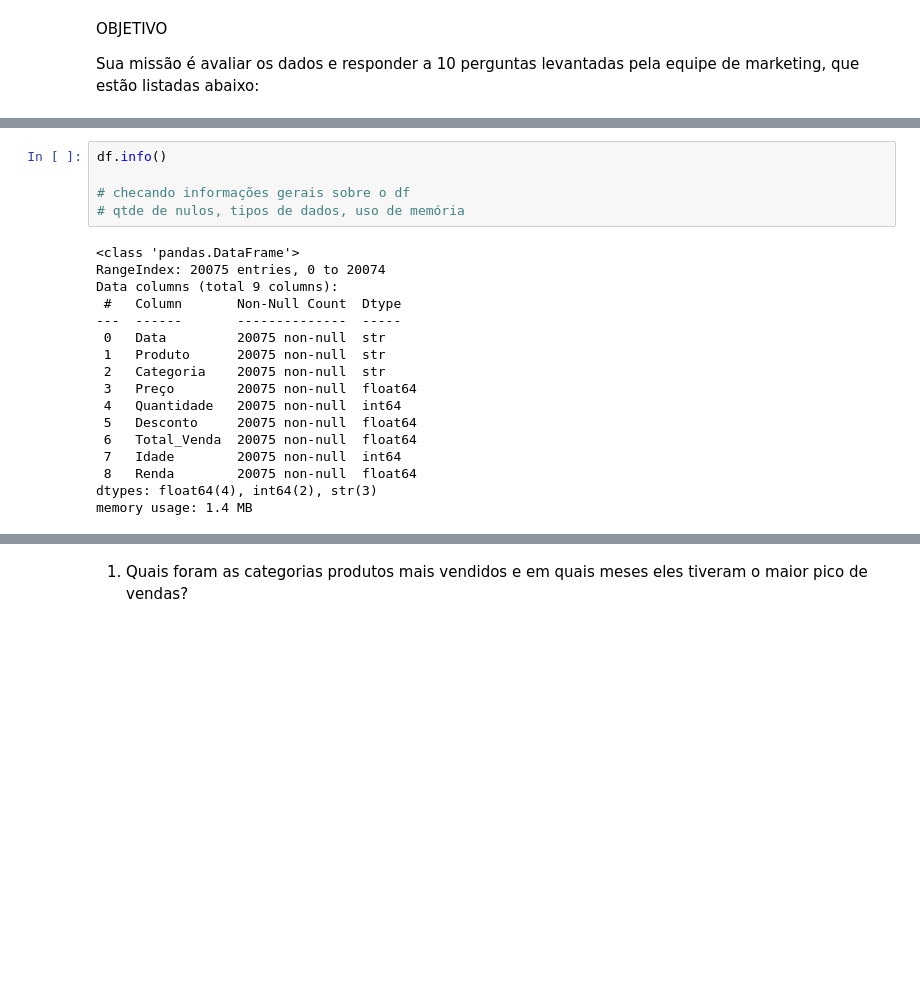
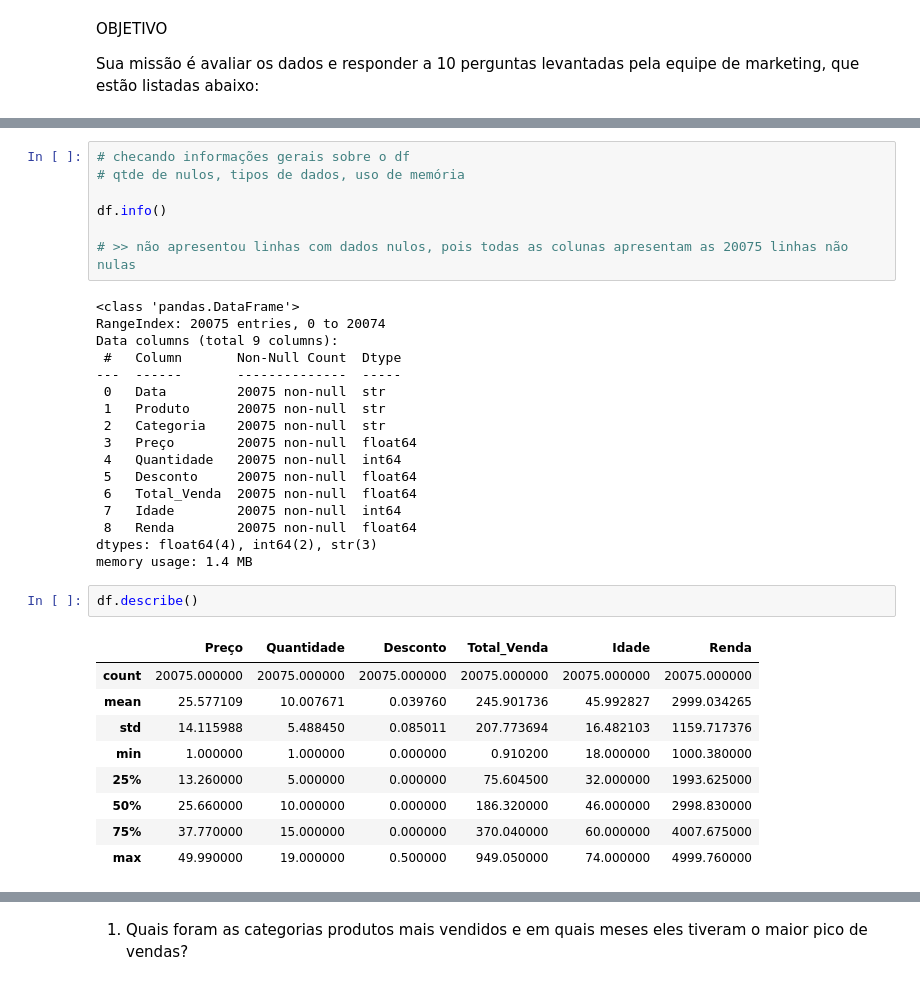
Before and after one commit to Danibisinoto/Repositorio_PROJETO_FINAL_Analise_Exploratoria_de_Dados, a Jupyter notebook: PROJETO.IPYNB, the cells around one changed output, grey strips where cells are left out. Cells and saved outputs as stored; diff of their text form; blank space fills up the shorter version.

```diff
--- a/PROJETO.IPYNB
+++ b/PROJETO.IPYNB
@@ -155,8 +67,10 @@ df.shape
 # %%
+# checando informações gerais sobre o df
+# qtde de nulos, tipos de dados, uso de memória
+
 df.info()
 
-# checando informações gerais sobre o df
-# qtde de nulos, tipos de dados, uso de memória
+# >> não apresentou linhas com dados nulos, pois todas as colunas apresentam as 20075 linhas não nulas
 # %% [output]
 <class 'pandas.DataFrame'>
 RangeIndex: 20075 entries, 0 to 20074
@@ -174,3 +88,15 @@ Data columns (total 9 columns):
  8   Renda        20075 non-null  float64
 dtypes: float64(4), int64(2), str(3)
 memory usage: 1.4 MB
+# %%
+df.describe()
+# %% [output]
+|  | Preço | Quantidade | Desconto | Total_Venda | Idade | Renda |
+| count | 20075.000000 | 20075.000000 | 20075.000000 | 20075.000000 | 20075.000000 | 20075.000000 |
+| mean | 25.577109 | 10.007671 | 0.039760 | 245.901736 | 45.992827 | 2999.034265 |
+| std | 14.115988 | 5.488450 | 0.085011 | 207.773694 | 16.482103 | 1159.717376 |
+| min | 1.000000 | 1.000000 | 0.000000 | 0.910200 | 18.000000 | 1000.380000 |
+| 25% | 13.260000 | 5.000000 | 0.000000 | 75.604500 | 32.000000 | 1993.625000 |
+| 50% | 25.660000 | 10.000000 | 0.000000 | 186.320000 | 46.000000 | 2998.830000 |
+| 75% | 37.770000 | 15.000000 | 0.000000 | 370.040000 | 60.000000 | 4007.675000 |
+| max | 49.990000 | 19.000000 | 0.500000 | 949.050000 | 74.000000 | 4999.760000 |
```
Also changed, not shown: parts of 13 cells of this notebook.
